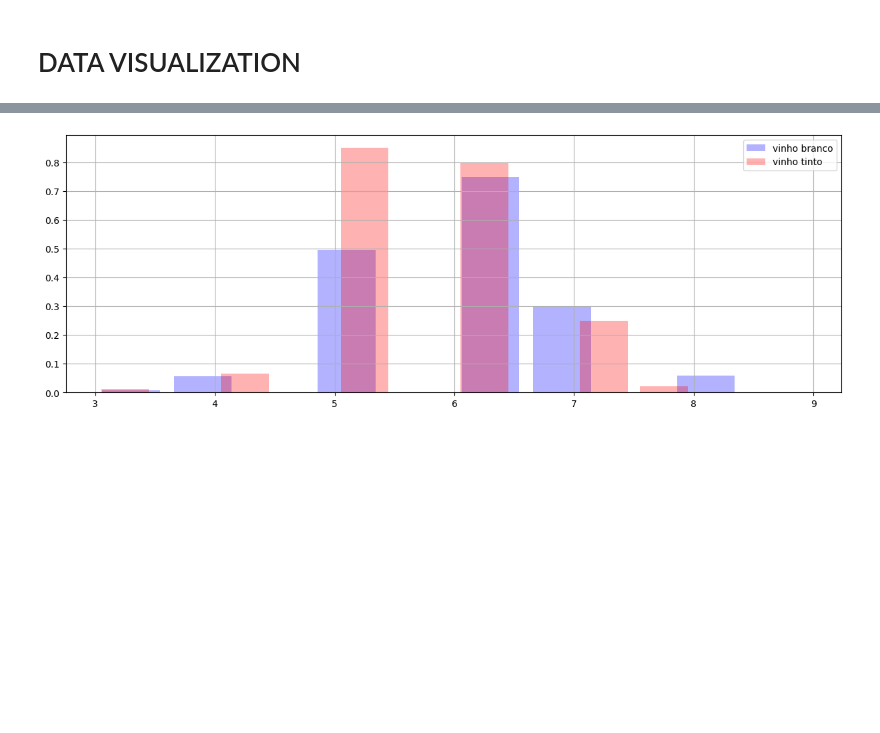
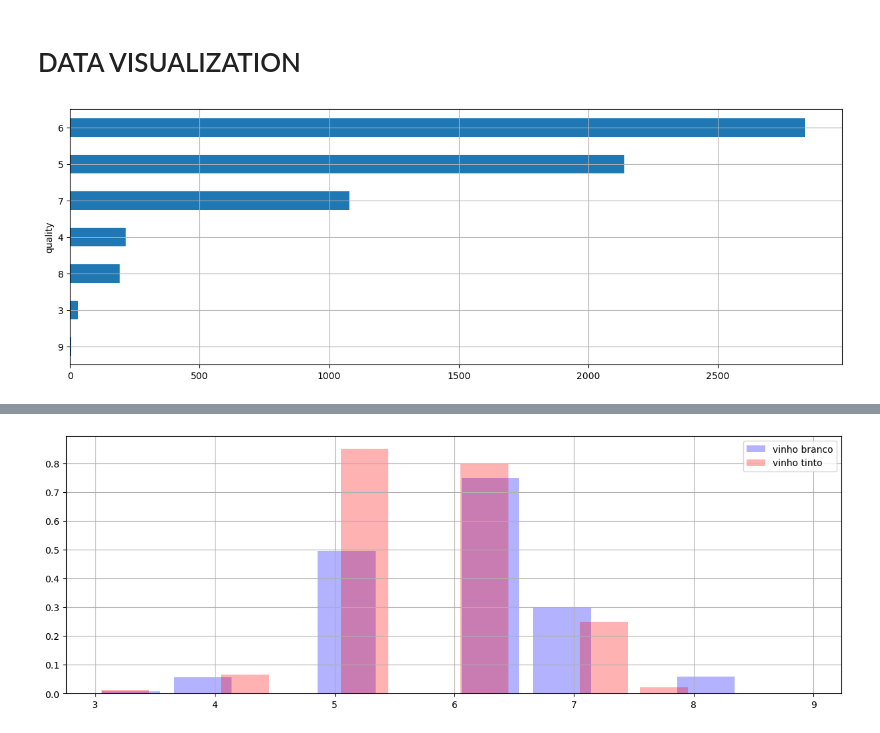
Before and after one commit to geanclm/machine-learning, a Jupyter notebook: CLASSIFICAÇÃO_Wine_Kaggle_csv.ipynb, the cells around one changed output, grey strips where cells are left out. Saved outputs shown, nothing was run; the diff lists cells and outputs as text; code cells hidden in the pictures; blank space fills up the shorter version.

```diff
--- a/CLASSIFICAÇÃO_Wine_Kaggle_csv.ipynb
+++ b/CLASSIFICAÇÃO_Wine_Kaggle_csv.ipynb
@@ -250,3 +259,11 @@ sns.heatmap(df.corr(),annot=True);
 # df_d.sample(5)
 # %% [markdown]
 # DATA VISUALIZATION
+# %%
+# wine ranking
+plt.figure(figsize=(15,5))
+df['quality'].value_counts(ascending=True).plot.barh()
+plt.grid()
+plt.show();
+# %% [output]
+[figure, added]
```
Also changed, not shown: parts of 82 cells of this notebook.
